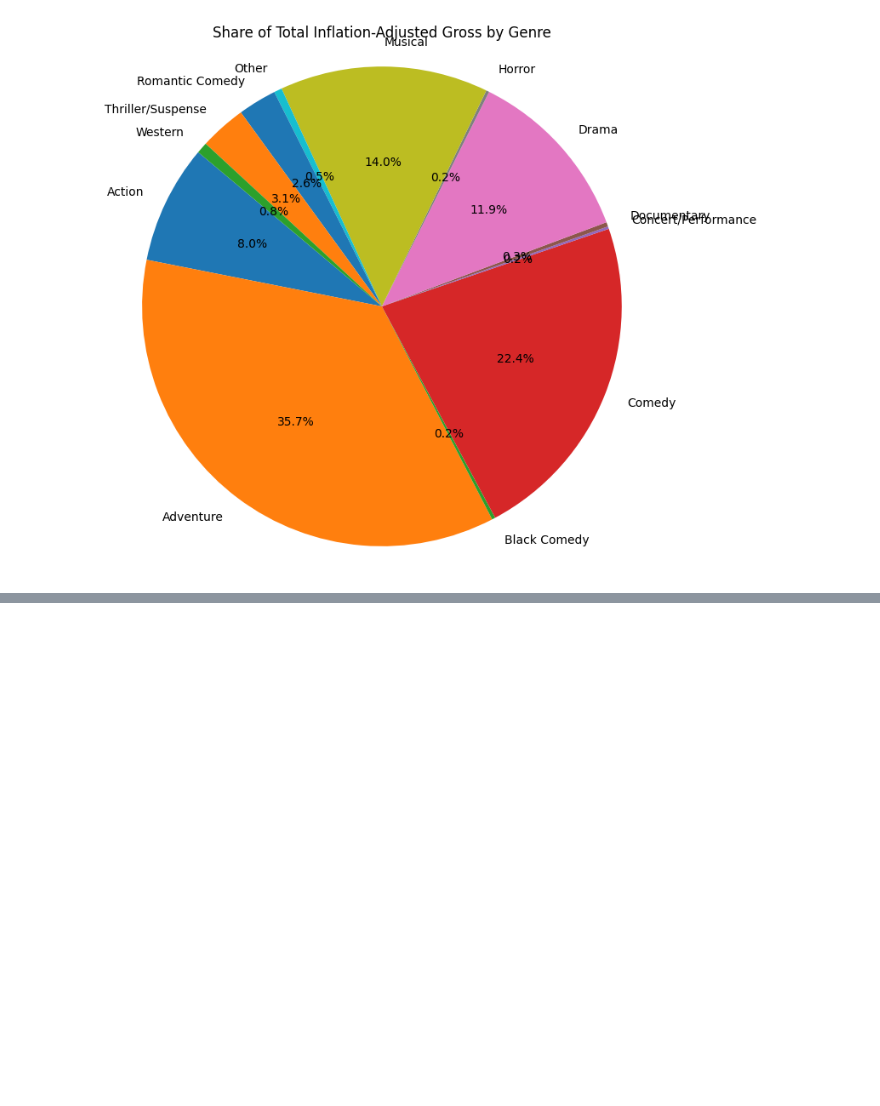
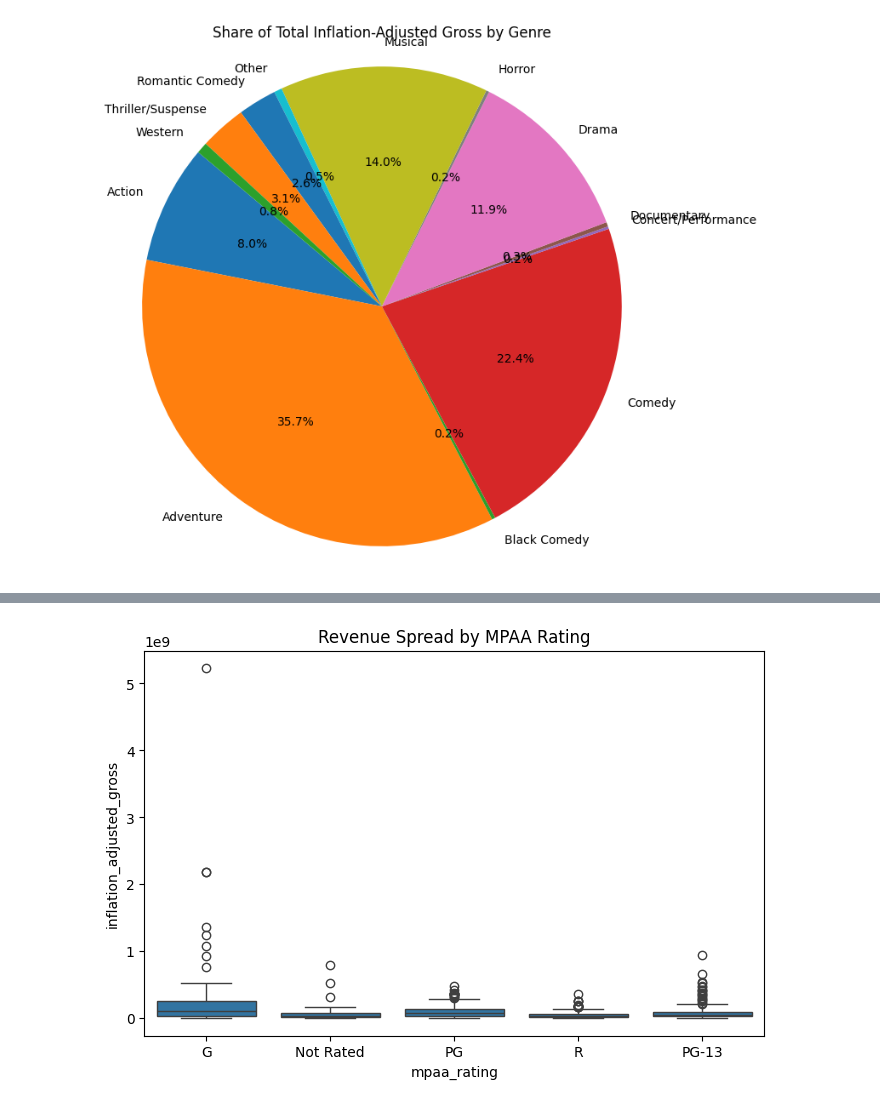
Before and after one commit to devdhruvsingh/Disney-data-analysis, a Jupyter notebook: data_preprocessing_analysis.ipynb, the cells around one changed output, grey strips where cells are left out. Saved outputs shown, nothing was run; the diff lists cells and outputs as text; code cells hidden in the pictures; blank space fills up the shorter version.

```diff
--- a/data_preprocessing_analysis.ipynb
+++ b/data_preprocessing_analysis.ipynb
@@ -247,0 +305,7 @@ plt.show()
+# %%
+plt.figure(figsize=(8,5))
+sns.boxplot(data=df, x='mpaa_rating', y='inflation_adjusted_gross')
+plt.title("Revenue Spread by MPAA Rating")
+plt.show()
+# %% [output]
+[figure, added]
```
Also changed, not shown: parts of 6 cells of this notebook.
